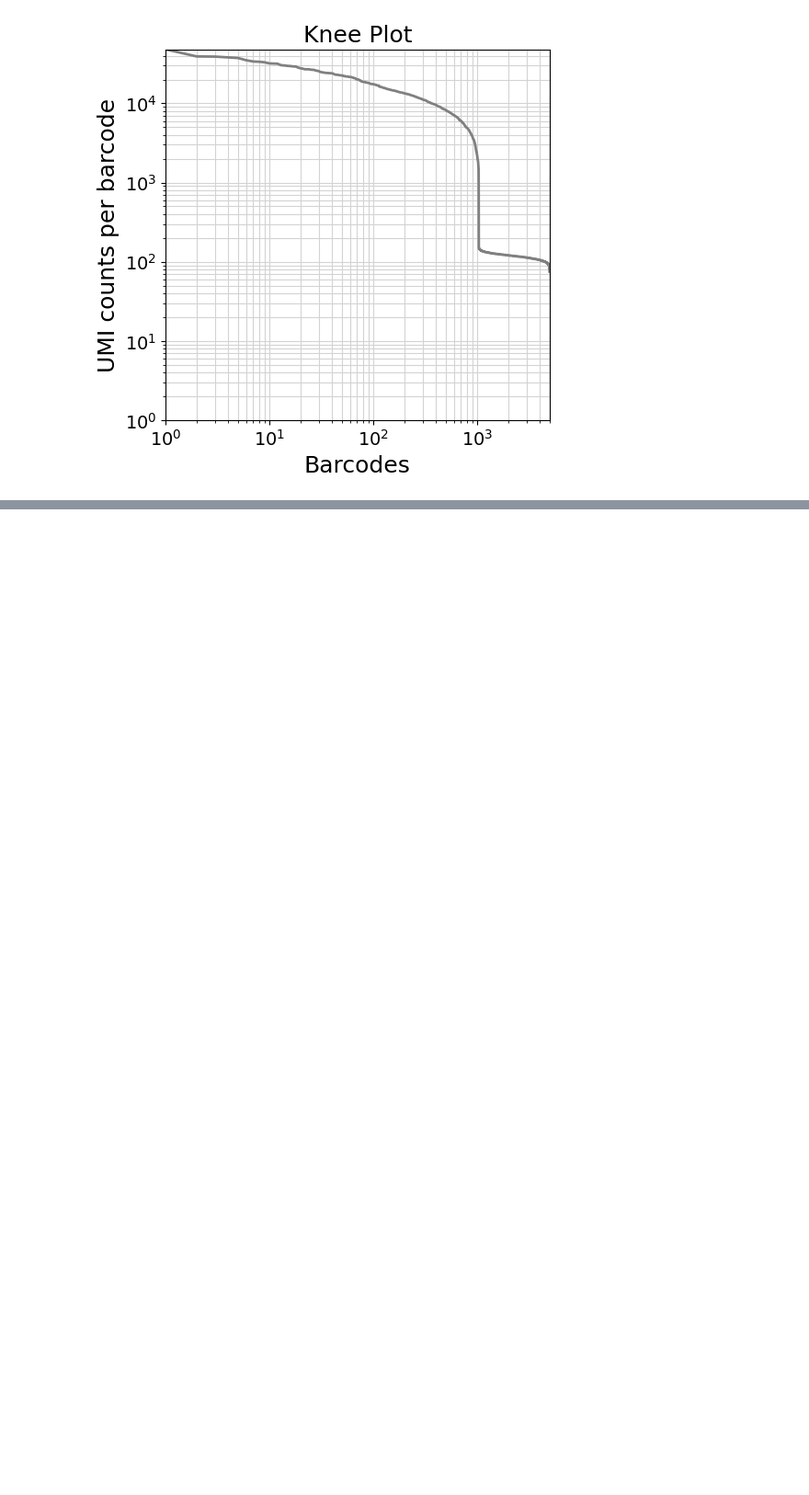
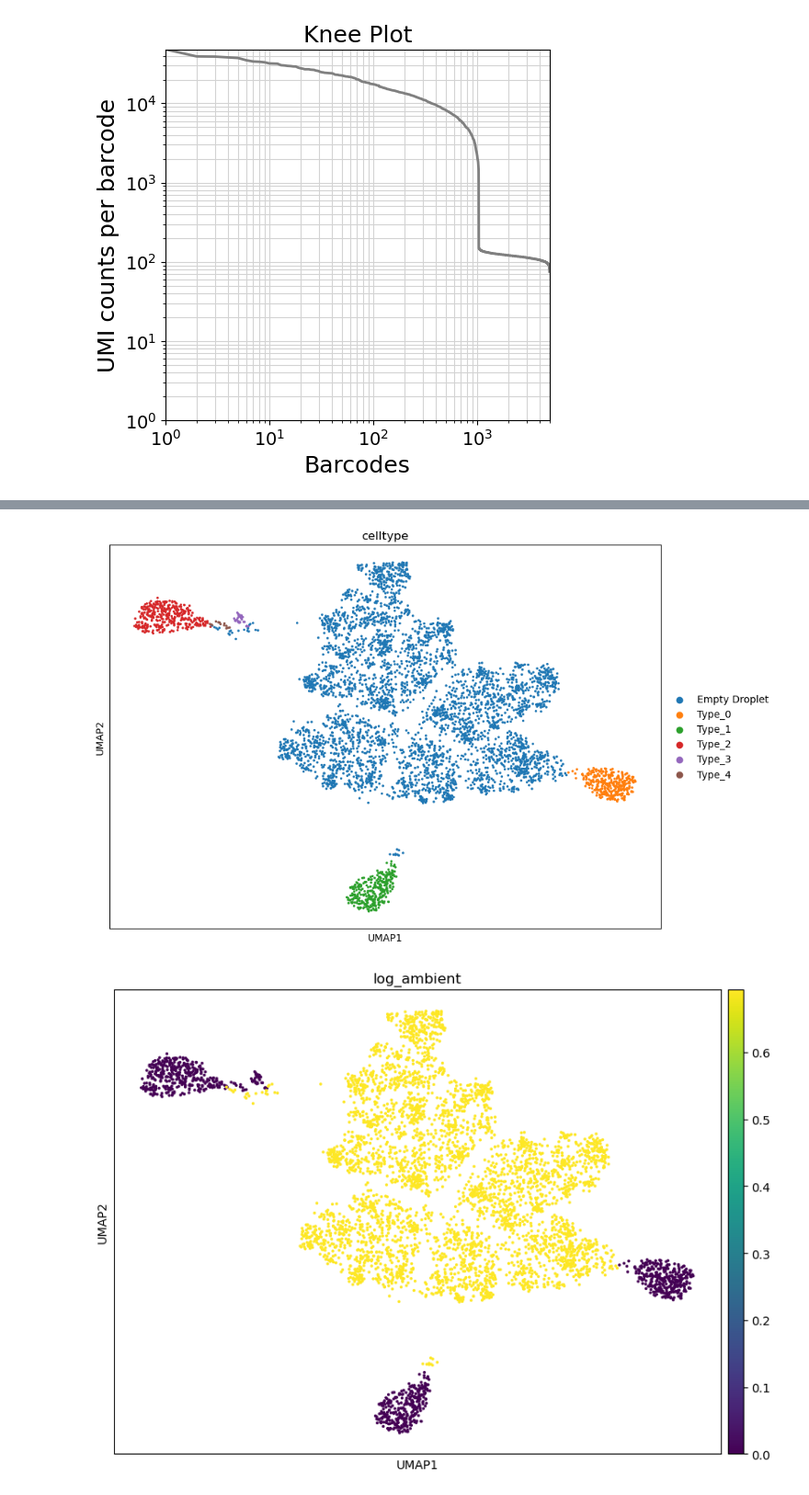
Before and after one commit to pachterlab/cellsweep, a Jupyter notebook: notebooks/debug.ipynb, the cells around one changed output, grey strips where cells are left out. Shown: that part at 92% size. Drawn from its saved outputs; the diff is of its cells as text; code cells hidden in the pictures; blank space fills up the shorter version.

```diff
--- a/notebooks/debug.ipynb
+++ b/notebooks/debug.ipynb
@@ -37,0 +39,14 @@ denoised_data = denoise_count_matrix(data, max_iter=40, beta=0.03, eps=1e-9, cel
+# %%
+data.obs
+data.obs['log_ambient'] = np.log(data.obs['ambient_fraction']+1)
+# %%
+sc.pp.pca(data, n_comps=30)
+sc.pp.neighbors(data, n_neighbors=30, n_pcs=30, knn=True)
+sc.tl.umap(data)
+fig, ax = plt.subplots(figsize=(10, 7))
+sc.pl.umap(data, color='celltype', ax=ax)
+fig, ax = plt.subplots(figsize=(10, 7))
+sc.pl.umap(data, color='log_ambient', ax=ax)
+# %% [output]
+[figure, added]
+[figure, added]
```
Also changed, not shown: parts of 4 cells of this notebook, 2 other files.
